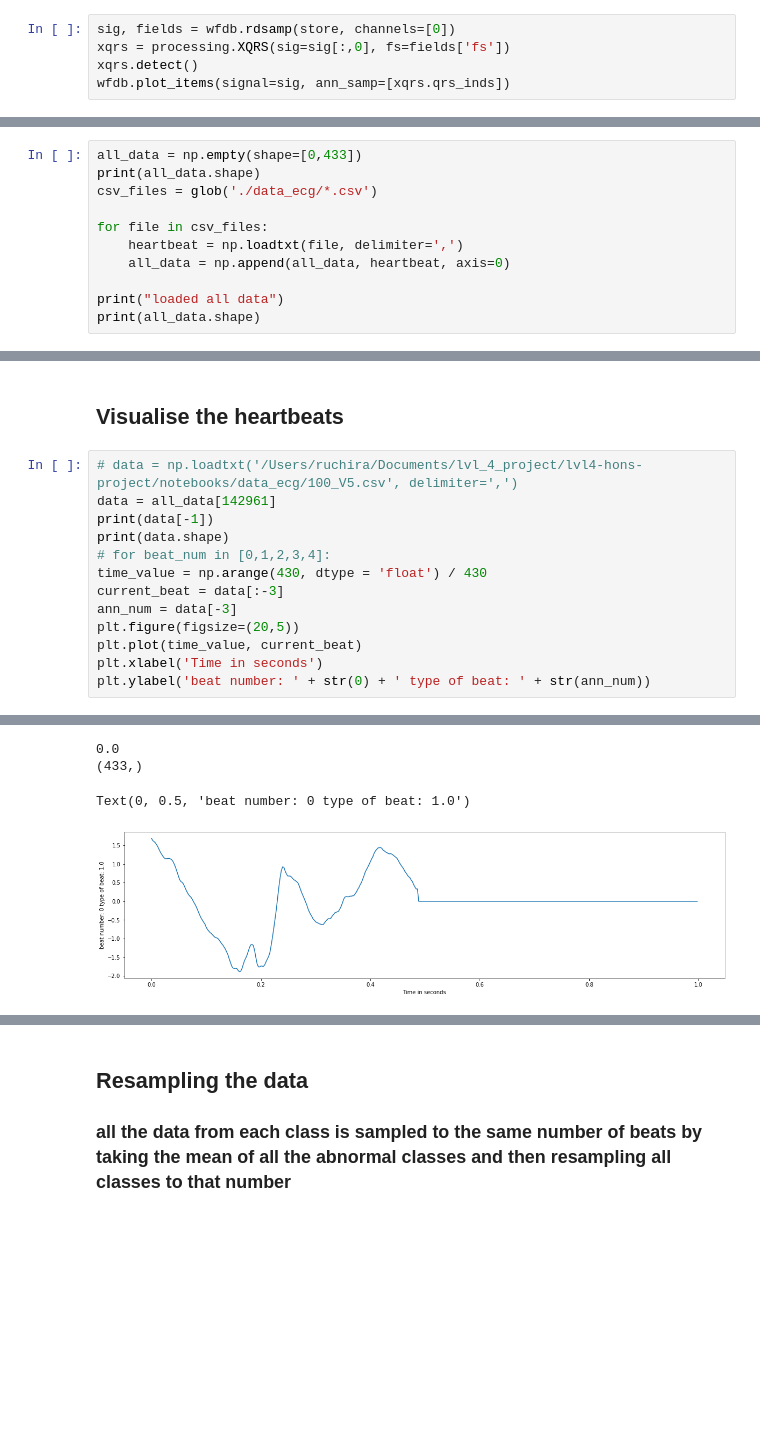
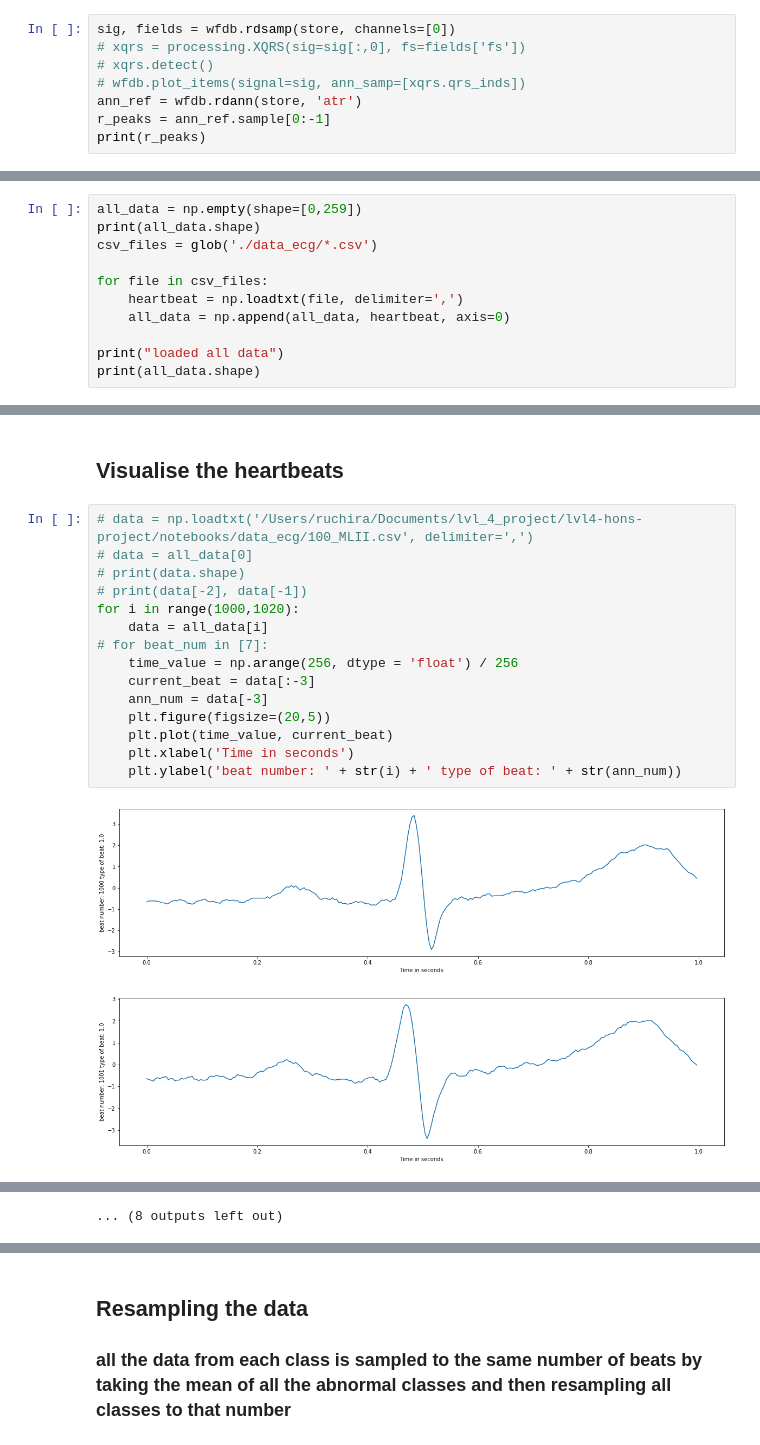
Before and after one commit to ruchiraravishankar/lvl4-hons-project, a Jupyter notebook: notebooks/ECG Classification to Detect Arrhythmia - centering the beat.ipynb, the cells around one changed output, grey strips where cells are left out. Cells and saved outputs as stored; diff of their text form; blank space fills up the shorter version.

Commit message:
beats centred

```diff
--- a/notebooks/ECG Classification to Detect Arrhythmia - centering the beat.ipynb
+++ b/notebooks/ECG Classification to Detect Arrhythmia - centering the beat.ipynb
@@ -26,7 +26,10 @@ record = wfdb.rdrecord(store, sampto=100)
 # data, header = bsnb.load_signal("ecg_4000_Hz", get_header=True)
 # %%
 sig, fields = wfdb.rdsamp(store, channels=[0])
-xqrs = processing.XQRS(sig=sig[:,0], fs=fields['fs'])
-xqrs.detect()
-wfdb.plot_items(signal=sig, ann_samp=[xqrs.qrs_inds])
+# xqrs = processing.XQRS(sig=sig[:,0], fs=fields['fs'])
+# xqrs.detect()
+# wfdb.plot_items(signal=sig, ann_samp=[xqrs.qrs_inds])
+ann_ref = wfdb.rdann(store, 'atr')
+r_peaks = ann_ref.sample[0:-1]
+print(r_peaks)
 # %% [output]
@@ -318,5 +410,5 @@ KeyboardInterrupt:
 # %%
-all_data = np.empty(shape=[0,433])
+all_data = np.empty(shape=[0,259])
 print(all_data.shape)
 csv_files = glob('./data_ecg/*.csv')
 
@@ -372,16 +464,20 @@ print(max_indices[3332])
 # %% [markdown]
 ## Visualise the heartbeats
 # %%
-# data = np.loadtxt('/Users/ruchira/Documents/lvl_4_project/lvl4-hons-project/notebooks/data_ecg/100_V5.csv', delimiter=',')
-data = all_data[142961]
-print(data[-1])
-print(data.shape)
-# for beat_num in [0,1,2,3,4]:
-time_value = np.arange(430, dtype = 'float') / 430
-current_beat = data[:-3]
-ann_num = data[-3]
-plt.figure(figsize=(20,5))
-plt.plot(time_value, current_beat)
-plt.xlabel('Time in seconds')
-plt.ylabel('beat number: ' + str(0) + ' type of beat: ' + str(ann_num))
+# data = np.loadtxt('/Users/ruchira/Documents/lvl_4_project/lvl4-hons-project/notebooks/data_ecg/100_MLII.csv', delimiter=',')
+# data = all_data[0]
+# print(data.shape)
+# print(data[-2], data[-1])
+for i in range(1000,1020):
+    data = all_data[i]
+# for beat_num in [7]:
+    time_value = np.arange(256, dtype = 'float') / 256
+    current_beat = data[:-3]
+    ann_num = data[-3]
+    plt.figure(figsize=(20,5))
+    plt.plot(time_value, current_beat)
+    plt.xlabel('Time in seconds')
+    plt.ylabel('beat number: ' + str(i) + ' type of beat: ' + str(ann_num))
 # %% [output]
+[figure, new version]
+[figure, added]
@@ -388,6 +494,3 @@ plt.ylabel('beat number: ' + str(0) + ' type of beat: ' + str(ann_num))
-0.0
-(433,)
+... (8 outputs left out)
-Text(0, 0.5, 'beat number: 0 type of beat: 1.0')
-[figure, old version]
 # %%
 print(all_data.shape)
```
Also changed, not shown: parts of 10 cells of this notebook.
